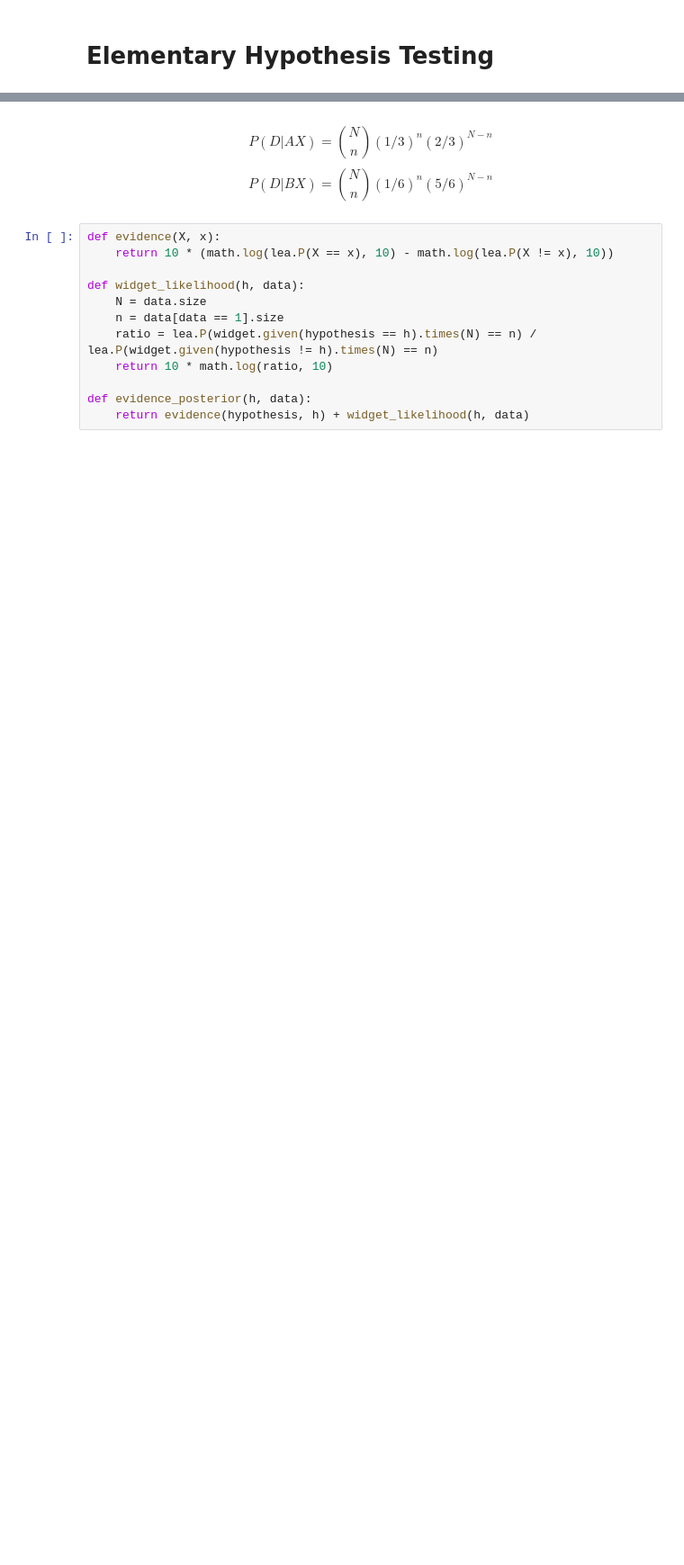
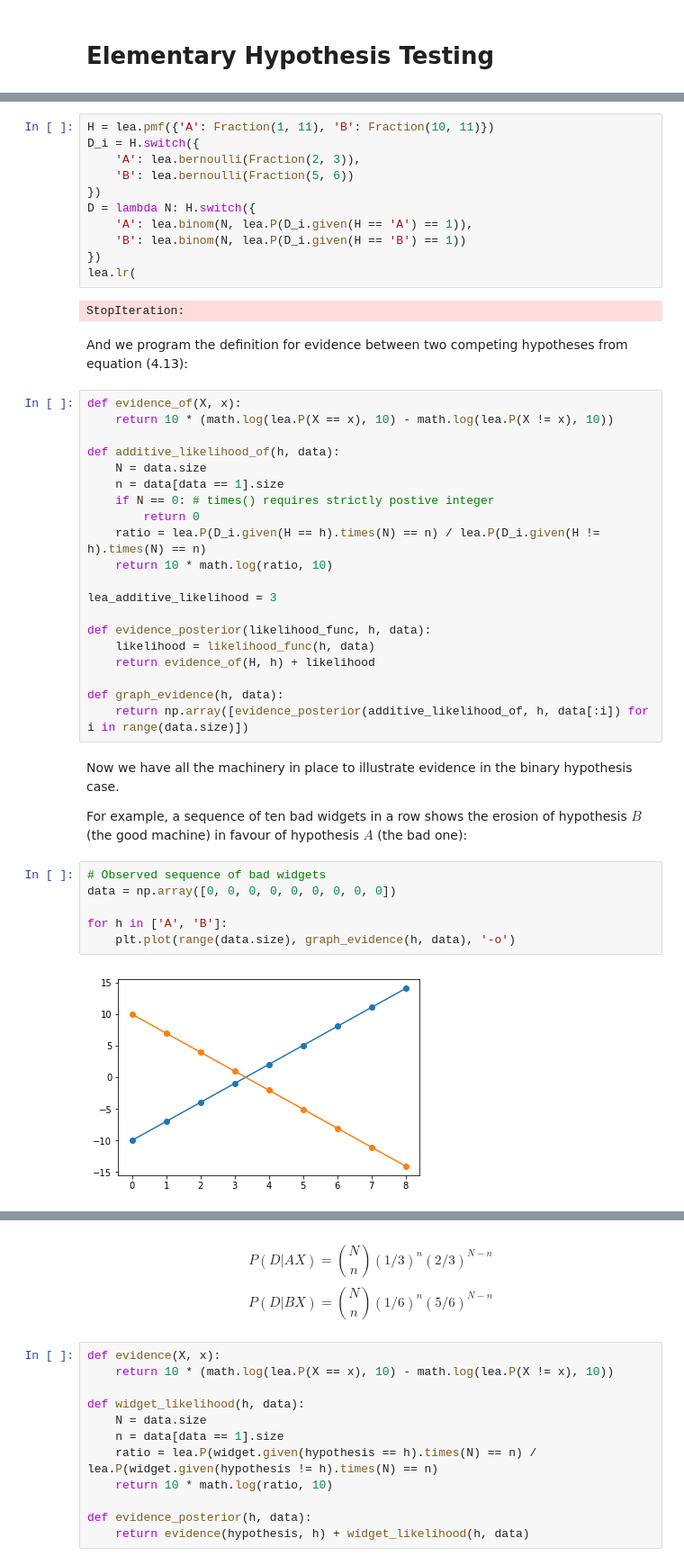
Before and after one commit to DavidGarfinkle/jaynes-probability, a Jupyter notebook: chapter_four/chapter_four.ipynb, the cells around one changed output, grey strips where cells are left out. Shown: that part at 90% size. Saved outputs shown, nothing was run; the diff lists cells and outputs as text; blank space fills up the shorter version.

Commit message:
New: Multiple hypothesis testing

```diff
--- a/chapter_four/chapter_four.ipynb
+++ b/chapter_four/chapter_four.ipynb
@@ -48,0 +73,47 @@ With [lea](https://bitbucket.org/piedenis/lea/), a python library for intuitive
+# %%
+H = lea.pmf({'A': Fraction(1, 11), 'B': Fraction(10, 11)})
+D_i = H.switch({
+    'A': lea.bernoulli(Fraction(2, 3)),
+    'B': lea.bernoulli(Fraction(5, 6))
+})
+D = lambda N: H.switch({
+    'A': lea.binom(N, lea.P(D_i.given(H == 'A') == 1)),
+    'B': lea.binom(N, lea.P(D_i.given(H == 'B') == 1))
+})
+lea.lr(
+# %% [output]
+StopIteration:
+# %% [markdown]
+And we program the definition for evidence between two competing hypotheses from equation (4.13):
+# %%
+def evidence_of(X, x):
+    return 10 * (math.log(lea.P(X == x), 10) - math.log(lea.P(X != x), 10))
+
+def additive_likelihood_of(h, data):
+    N = data.size
+    n = data[data == 1].size
+    if N == 0: # times() requires strictly postive integer
+        return 0
+    ratio = lea.P(D_i.given(H == h).times(N) == n) / lea.P(D_i.given(H != h).times(N) == n)
+    return 10 * math.log(ratio, 10)
+
+lea_additive_likelihood = 3
+
+def evidence_posterior(likelihood_func, h, data):
+    likelihood = likelihood_func(h, data)
+    return evidence_of(H, h) + likelihood
+
+def graph_evidence(h, data):
+    return np.array([evidence_posterior(additive_likelihood_of, h, data[:i]) for i in range(data.size)])
+# %% [markdown]
+Now we have all the machinery in place to illustrate evidence in the binary hypothesis case.
+
+For example, a sequence of ten bad widgets in a row shows the erosion of hypothesis $B$ (the good machine) in favour of hypothesis $A$ (the bad one):
+# %%
+# Observed sequence of bad widgets
+data = np.array([0, 0, 0, 0, 0, 0, 0, 0, 0])
+
+for h in ['A', 'B']:
+    plt.plot(range(data.size), graph_evidence(h, data), '-o')
+# %% [output]
+[figure, added]
```
Also changed, not shown: parts of 34 cells of this notebook.
